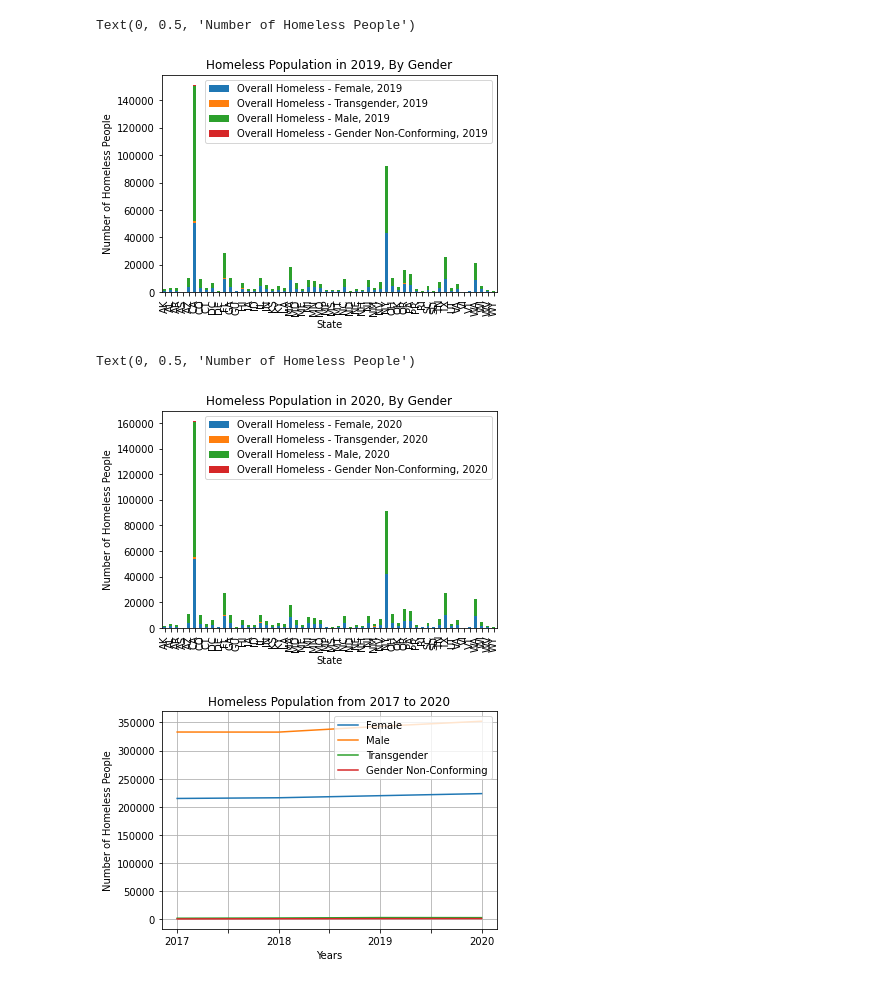
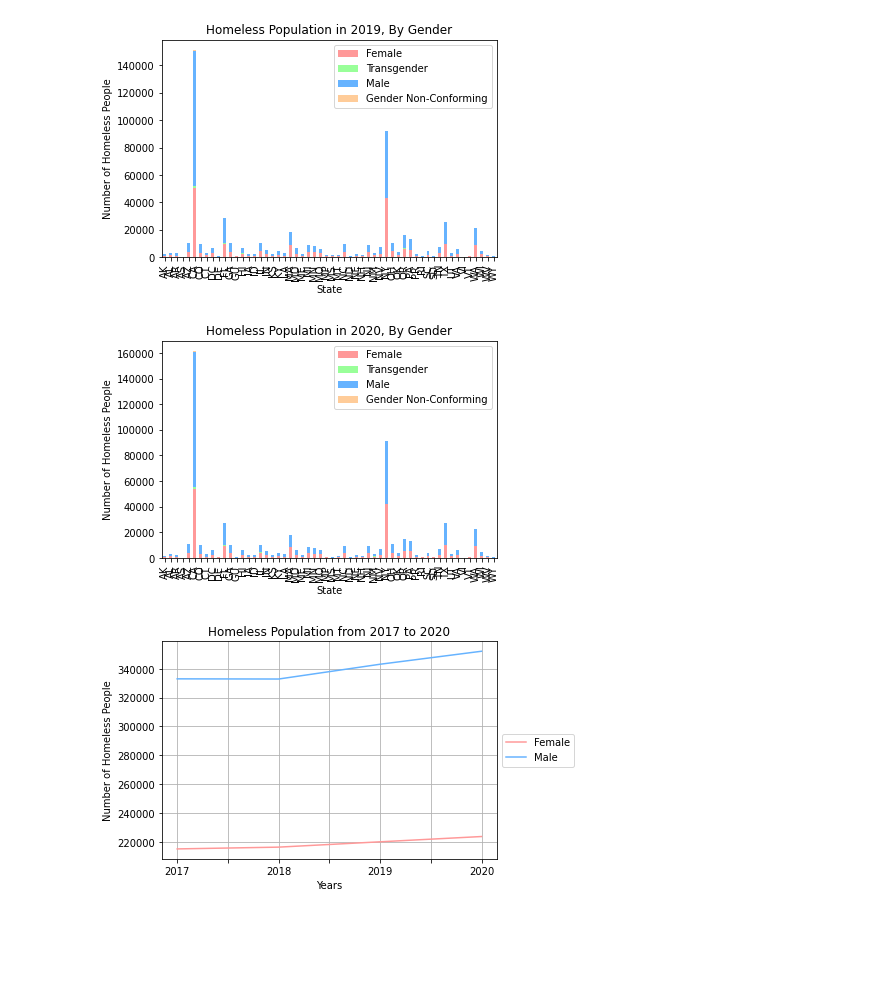
Before and after one commit to esther2897/project_one, a Jupyter notebook: Analysis_Gender.ipynb, the cells around one changed output. Cells and saved outputs as stored; diff of their text form; code cells hidden in the pictures; blank space fills up the shorter version.

```diff
--- a/Analysis_Gender.ipynb
+++ b/Analysis_Gender.ipynb
@@ -15,11 +15,14 @@ PIT_2017.head()
 gender_seven = PIT_2017[["State","Overall Homeless - Female, 2017","Overall Homeless - Male, 2017","Overall Homeless - Transgender, 2017","Overall Homeless - Gender Non-Conforming, 2017"]]
 gender_seven = gender_seven.replace(r'^\s*$', np.nan, regex=True)
 gender_seven = gender_seven[["Overall Homeless - Female, 2017","Overall Homeless - Transgender, 2017","Overall Homeless - Male, 2017","Overall Homeless - Gender Non-Conforming, 2017"]].astype(float)
+gender_seven = gender_seven.rename(columns={"Overall Homeless - Female, 2017": "Female", "Overall Homeless - Transgender, 2017":"Transgender", "Overall Homeless - Male, 2017": "Male", "Overall Homeless - Gender Non-Conforming, 2017": "Gender Non-Conforming"})
 gender_seven["State"] = PIT_2017["State"]
 gender_seven = gender_seven.set_index("State")
 sum_seven = gender_seven.loc["Total", :]
 gender_seven_no_total = gender_seven.drop("Total")
-gen_sev = gender_seven_no_total.plot.bar(stacked=True, title = 'Homeless Population in 2017, By Gender')
+colors = ['#ff9999','#99ff99','#66b3ff','#ffcc99']
+gen_sev = gender_seven_no_total.plot.bar(stacked=True, title = 'Homeless Population in 2017, By Gender', color = {'Female': '#ff9999', 'Male': '#66b3ff', 'Transgender': '#99ff99', 'Gender Non-Conforming': '#ffcc99'})
 gen_sev.set_xlabel("State")
 gen_sev.set_ylabel("Number of Homeless People")
+plt.savefig("gender_trends_by_state_2017.png")
 # %% [output]
@@ -32,11 +34,13 @@ gender_eight = PIT_2018[["State","Overall Homeless - Female, 2018","Overall Home
 gender_eight = gender_eight.replace(r'^\s*$', np.nan, regex=True)
 gender_eight = gender_eight[["Overall Homeless - Female, 2018","Overall Homeless - Transgender, 2018","Overall Homeless - Male, 2018","Overall Homeless - Gender Non-Conforming, 2018"]].astype(float)
 gender_eight.head()
+gender_eight = gender_eight.rename(columns={"Overall Homeless - Female, 2018": "Female", "Overall Homeless - Transgender, 2018":"Transgender", "Overall Homeless - Male, 2018": "Male", "Overall Homeless - Gender Non-Conforming, 2018": "Gender Non-Conforming"})
 gender_eight["State"] = PIT_2018["State"]
 gender_eight = gender_eight.set_index("State")
 sum_eight = gender_eight.loc["Total", :]
 gender_eight_no_total = gender_eight.drop("Total")
-gen_eig = gender_eight_no_total.plot.bar(stacked=True, title = 'Homeless Population in 2018, By Gender')
+gen_eig = gender_eight_no_total.plot.bar(stacked=True, title = 'Homeless Population in 2018, By Gender', color = {'Female': '#ff9999', 'Male': '#66b3ff', 'Transgender': '#99ff99', 'Gender Non-Conforming': '#ffcc99'})
 gen_eig.set_xlabel("State")
 gen_eig.set_ylabel("Number of Homeless People")
+plt.savefig("gender_trends_by_state_2018.png")
 # %% [output]
@@ -49,42 +52,47 @@ gender_nine = PIT_2019[["State","Overall Homeless - Female, 2019","Overall Homel
 gender_nine = gender_nine.replace(r'^\s*$', np.nan, regex=True)
 gender_nine = gender_nine[["Overall Homeless - Female, 2019","Overall Homeless - Transgender, 2019","Overall Homeless - Male, 2019","Overall Homeless - Gender Non-Conforming, 2019"]].astype(float)
 gender_nine.head()
+gender_nine = gender_nine.rename(columns={"Overall Homeless - Female, 2019": "Female", "Overall Homeless - Transgender, 2019":"Transgender", "Overall Homeless - Male, 2019": "Male", "Overall Homeless - Gender Non-Conforming, 2019": "Gender Non-Conforming"})
 gender_nine["State"] = PIT_2019["State"]
 gender_nine = gender_nine.set_index("State")
 sum_nine = gender_nine.loc["Total", :]
 gender_nine_no_total = gender_nine.drop("Total")
-gen_nin = gender_nine_no_total.plot.bar(stacked=True, title = 'Homeless Population in 2019, By Gender')
+gen_nin = gender_nine_no_total.plot.bar(stacked=True, title = 'Homeless Population in 2019, By Gender',color = {'Female': '#ff9999', 'Male': '#66b3ff', 'Transgender': '#99ff99', 'Gender Non-Conforming': '#ffcc99'})
 gen_nin.set_xlabel("State")
 gen_nin.set_ylabel("Number of Homeless People")
+plt.savefig("gender_trends_by_state_2019.png")
 # %% [output]
-Text(0, 0.5, 'Number of Homeless People')
-[figure, old version]
+[figure, new version]
 # %%
 PIT_2020 = dataframes[4]
 PIT_2020.head()
 gender_twenty = PIT_2020[["State","Overall Homeless - Female, 2020","Overall Homeless - Male, 2020","Overall Homeless - Transgender, 2020","Overall Homeless - Gender Non-Conforming, 2020"]]
 gender_twenty = gender_twenty.replace(r'^\s*$', np.nan, regex=True)
 gender_twenty = gender_twenty[["Overall Homeless - Female, 2020","Overall Homeless - Transgender, 2020","Overall Homeless - Male, 2020","Overall Homeless - Gender Non-Conforming, 2020"]].astype(float)
+gender_twenty = gender_twenty.rename(columns={"Overall Homeless - Female, 2020": "Female", "Overall Homeless - Transgender, 2020":"Transgender", "Overall Homeless - Male, 2020": "Male", "Overall Homeless - Gender Non-Conforming, 2020": "Gender Non-Conforming"})
 gender_twenty["State"] = PIT_2020["State"]
 gender_twenty = gender_twenty.set_index("State")
 sum_twenty = gender_twenty.loc["Total", :]
 gender_twenty_no_total = gender_twenty.drop("Total")
-gen_twe = gender_twenty_no_total.plot.bar(stacked=True, title = 'Homeless Population in 2020, By Gender')
+gen_twe = gender_twenty_no_total.plot.bar(stacked=True, title = 'Homeless Population in 2020, By Gender', color = {'Female': '#ff9999', 'Male': '#66b3ff', 'Transgender': '#99ff99', 'Gender Non-Conforming': '#ffcc99'})
 gen_twe.set_xlabel("State")
 gen_twe.set_ylabel("Number of Homeless People")
+plt.savefig("gender_trends_by_state_2020.png")
 # %% [output]
-Text(0, 0.5, 'Number of Homeless People')
-[figure, old version]
+[figure, new version]
 # %%
 years = ["2017", "2018", "2019", "2020"]
 fem_through_years = [sum_seven["Overall Homeless - Female, 2017"],sum_eight["Overall Homeless - Female, 2018"], sum_nine["Overall Homeless - Female, 2019"], sum_twenty["Overall Homeless - Female, 2020"]]
 men_through_years = [sum_seven["Overall Homeless - Male, 2017"],sum_eight["Overall Homeless - Male, 2018"], sum_nine["Overall Homeless - Male, 2019"], sum_twenty["Overall Homeless - Male, 2020"]]
 trans_through_years = [sum_seven["Overall Homeless - Transgender, 2017"],sum_eight["Overall Homeless - Transgender, 2018"], sum_nine["Overall Homeless - Transgender, 2019"], sum_twenty["Overall Homeless - Transgender, 2020"]]
 nonconform_through_years = [sum_seven["Overall Homeless - Gender Non-Conforming, 2017"],sum_eight["Overall Homeless - Gender Non-Conforming, 2018"], sum_nine["Overall Homeless - Gender Non-Conforming, 2019"], sum_twenty["Overall Homeless - Gender Non-Conforming, 2020"]]
 gender_total_throughout_years = pd.DataFrame({'Female':fem_through_years, 'Male':men_through_years, 'Transgender':trans_through_years, 'Gender Non-Conforming': nonconform_through_years}, index=years)
-gender_total = gender_total_throughout_years.plot.line(title = "Homeless Population from 2017 to 2020")
-gender_total.set_xlabel("Years")
-gender_total.set_ylabel("Number of Homeless People")
-gender_total.grid()
+gender_total_female_male = gender_total_throughout_years[["Female", "Male"]]
+gender_total_f_m = gender_total_female_male.plot.line(color = {'Female': '#ff9999', 'Male': '#66b3ff'}, title = "Homeless Population from 2017 to 2020")
+gender_total_f_m.set_xlabel("Years")
+gender_total_f_m.legend(loc='center left', bbox_to_anchor=(1.0, 0.5))
+gender_total_f_m.set_ylabel("Number of Homeless People")
+gender_total_f_m.grid()
+plt.savefig("total_trend_female_male.png")
 # %% [output]
-[figure, old version]
+[figure, new version]
```
Also changed, not shown: parts of 7 cells of this notebook, 7 other files.
